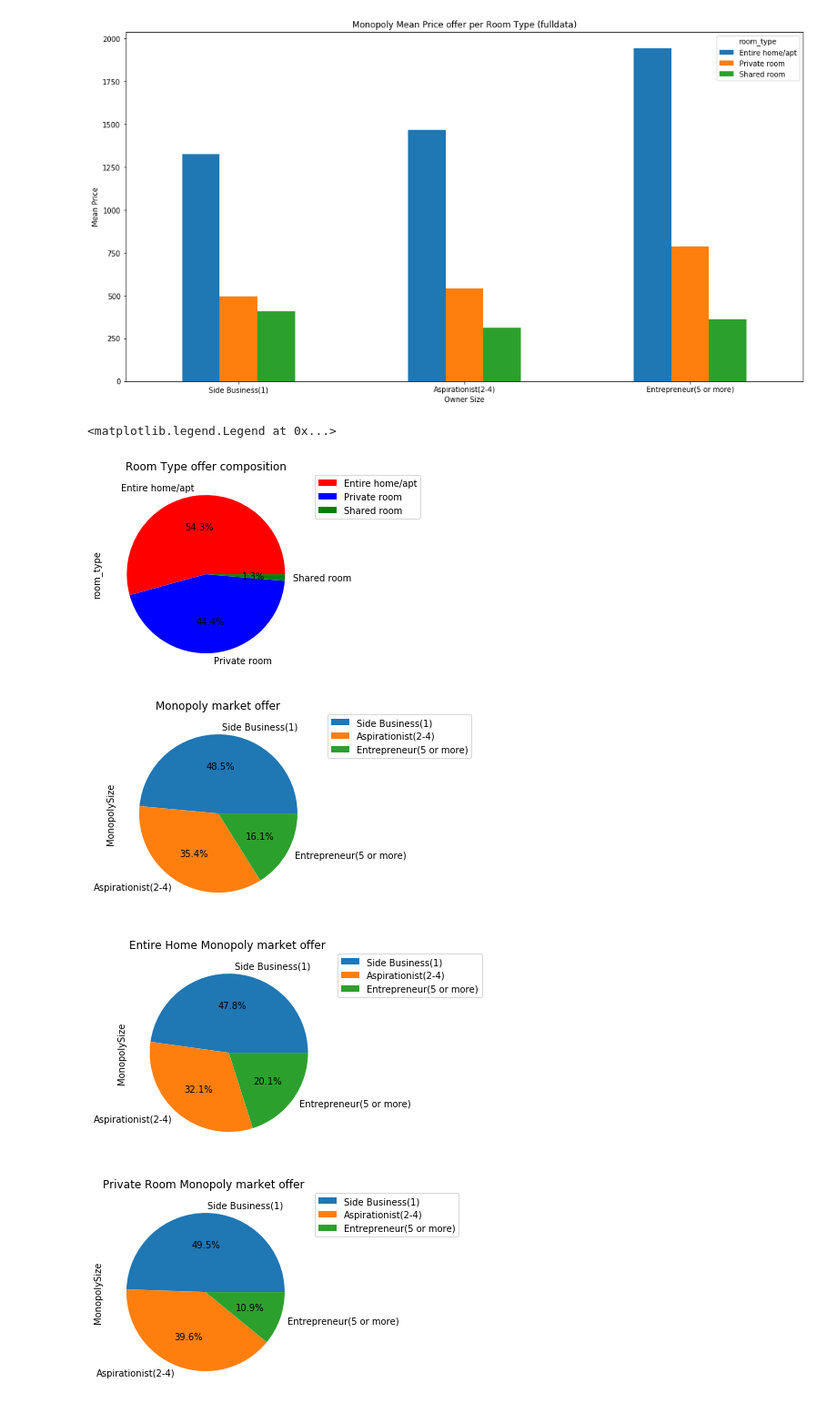
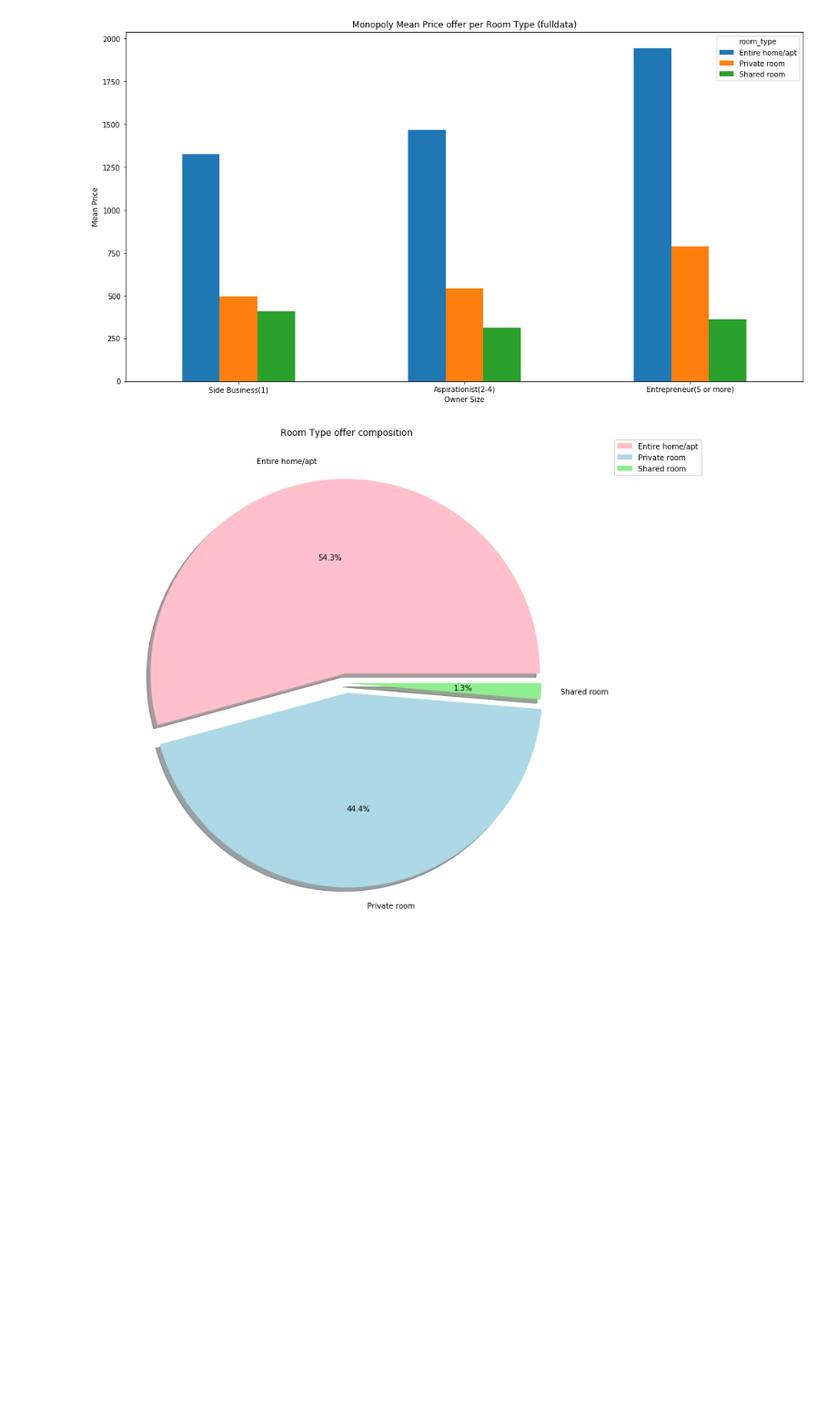
Before and after one commit to elc17/Project_1, a Jupyter notebook: project_1.ipynb, the cells around one changed output. Shown at 91% size. Cells and saved outputs as stored; diff of their text form; code cells hidden in the pictures; blank space fills up the shorter version.

```diff
--- a/project_1.ipynb
+++ b/project_1.ipynb
@@ -468,34 +466,34 @@ plt.show()
 # %%
 Kindoffer = data_df['room_type'].value_counts().to_frame()
 Marketcompound = data_df['MonopolySize'].value_counts().to_frame()
 Home = data_df.loc[data_df['room_type'] == 'Entire home/apt']['MonopolySize'].value_counts().to_frame()
 Private = data_df.loc[data_df['room_type'] == 'Private room']['MonopolySize'].value_counts().to_frame()
 Shared = data_df.loc[data_df['room_type'] == 'Shared room']['MonopolySize'].value_counts().to_frame()
 
-Kindoffer.plot(kind='pie', subplots=True, autopct='%1.1f%%', colors = ['red', 'blue', 'green'])
+explode = (0.05, 0.05, 0)
+Kindoffer.plot(kind='pie', explode = explode, subplots=True, autopct='%1.1f%%', shadow = True, colors = ['pink', 'lightblue', 'lightgreen'], figsize = (18, 12))
 plt.title('Room Type offer composition')
-plt.legend(bbox_to_anchor=(1.05, 1), loc='upper left', borderaxespad=0.)
+plt.legend(bbox_to_anchor=(1.05, 1), loc='upper left', borderaxespad=0)
+plt.ylabel(" ")
 
-Marketcompound.plot(kind='pie', subplots=True, autopct='%1.1f%%')
-plt.title('Monopoly market offer')
-plt.legend(bbox_to_anchor=(1.05, 1), loc='upper left', borderaxespad=0.)
+# Marketcompound.plot(kind='pie', subplots=True, autopct='%1.1f%%')
+# plt.title('Monopoly market offer')
+# plt.legend(bbox_to_anchor=(1.05, 1), loc='upper left', borderaxespad=0.)
 
 
-Home.plot(kind='pie', subplots=True, autopct='%1.1f%%')
-plt.title('Entire Home Monopoly market offer ')
-plt.legend(bbox_to_anchor=(1.05, 1), loc='upper left', borderaxespad=0.)
+# Home.plot(kind='pie', subplots=True, autopct='%1.1f%%')
+# plt.title('Entire Home Monopoly market offer ')
+# plt.legend(bbox_to_anchor=(1.05, 1), loc='upper left', borderaxespad=0.)
 
 
-Private.plot(kind='pie', subplots=True, autopct='%1.1f%%')
-plt.title('Private Room Monopoly market offer ')
-plt.legend(bbox_to_anchor=(1.05, 1), loc='upper left', borderaxespad=0.)
+# Private.plot(kind='pie', subplots=True, autopct='%1.1f%%')
+# plt.title('Private Room Monopoly market offer ')
+# plt.legend(bbox_to_anchor=(1.05, 1), loc='upper left', borderaxespad=0.)
 
-Shared.plot(kind='pie', subplots=True, autopct='%1.1f%%')
-plt.title('Shared Room Monopoly market offer ')
-plt.legend(bbox_to_anchor=(1.05, 1), loc='upper left', borderaxespad=0.)
+# Shared.plot(kind='pie', subplots=True, autopct='%1.1f%%')
+# plt.title('Shared Room Monopoly market offer ')
+# plt.legend(bbox_to_anchor=(1.05, 1), loc='upper left', borderaxespad=0.)
+plt.savefig("pie.png")
+plt.show()
 # %% [output]
-<matplotlib.legend.Legend at 0x...>
-[figure, old version]
+[figure, new version]
-[figure, removed]
-[figure, removed]
-[figure, removed]
```
Also changed, not shown: parts of 3 cells of this notebook, 9 other files.
